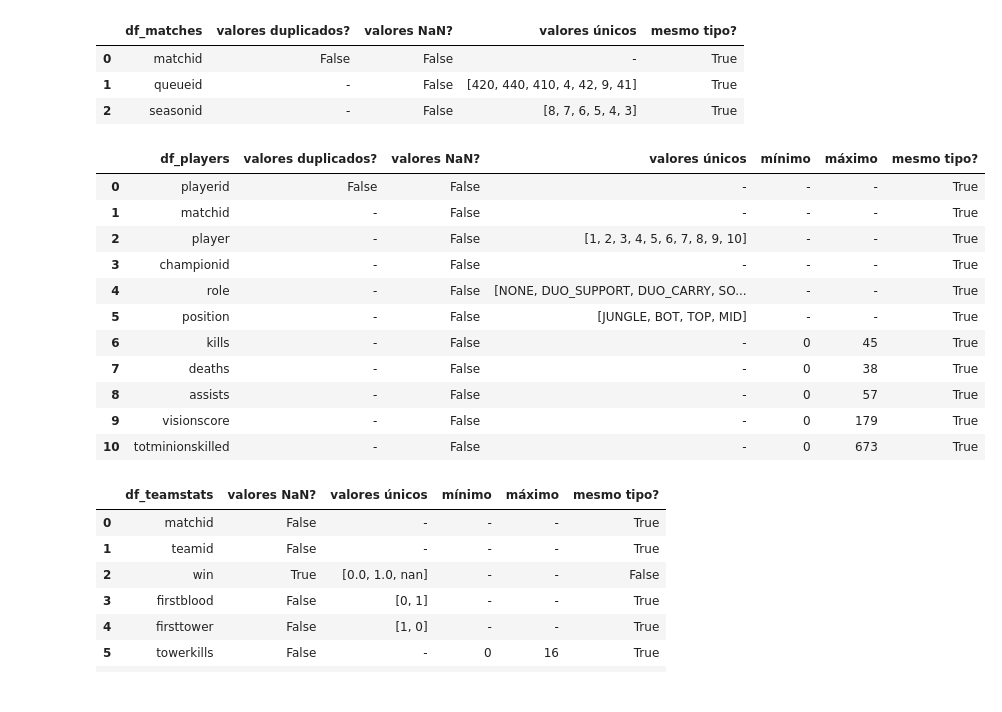
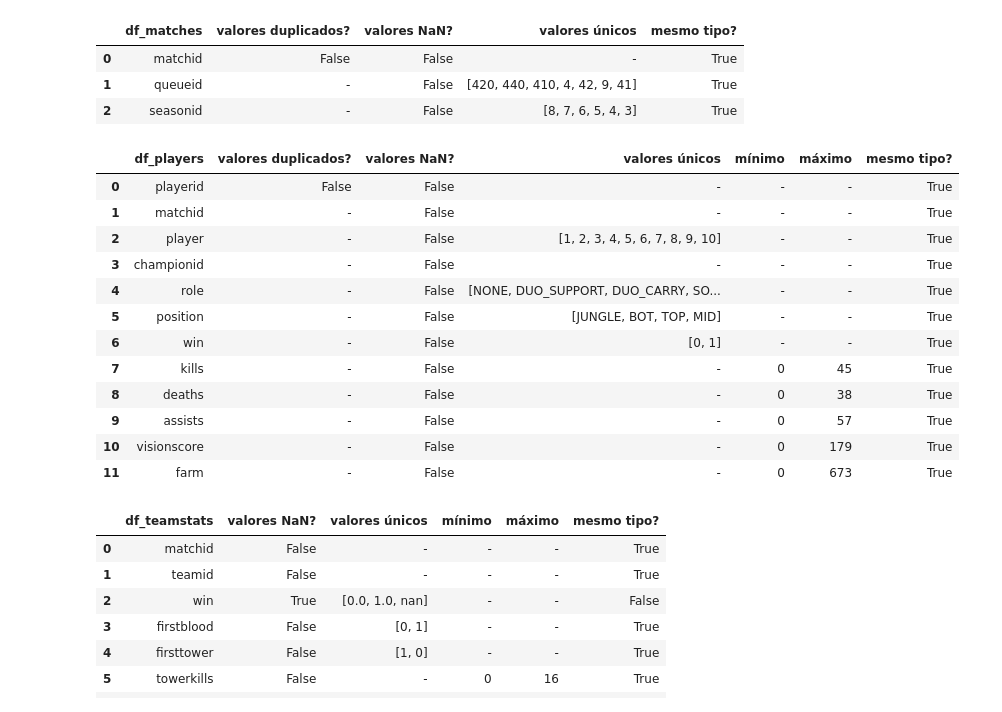
Before and after one commit to innng/data-science-intro-lol, a Jupyter notebook: Projeto.ipynb, the cells around one changed output. Saved outputs shown, nothing was run; the diff lists cells and outputs as text; code cells hidden in the pictures.

```diff
--- a/Projeto.ipynb
+++ b/Projeto.ipynb
@@ -231,10 +261,10 @@ print('df_matches:', list(df_matches))
 df_players.rename(columns={'id': 'playerid'}, inplace=True)
 print('df_players:', list(df_players))
 
-df_stats1.rename(columns={'id': 'playerid'}, inplace=True)
+df_stats1.rename(columns={'id': 'playerid', 'totminionskilled': 'farm'}, inplace=True)
 print('df_stats1:', list(df_stats1))
 
-df_stats2.rename(columns={'id': 'playerid'}, inplace=True)
+df_stats2.rename(columns={'id': 'playerid', 'totminionskilled': 'farm'}, inplace=True)
 print('df_stats2:', list(df_stats2))
 # %% [output]
 df_champs: ['name', 'championid']
@@ -449,54 +479,57 @@ df
 | 1 | queueid | - | False | [420, 440, 410, 4, 42, 9, 41] | True |
 | 2 | seasonid | - | False | [8, 7, 6, 5, 4, 3] | True |
 # %%
-df = pd.DataFrame({'df_players': ['playerid', 'matchid', 'player', 'championid', 'role', 'position', 'kills', 'deaths',
-                                  'assists', 'visionscore', 'totminionskilled'],
+df = pd.DataFrame({'df_players': ['playerid', 'matchid', 'player', 'championid', 'role', 'position', 'win', 'kills',
+                                  'deaths', 'assists', 'visionscore', 'farm'],
                    'valores duplicados?': [any(df_players['playerid'].duplicated()), '-', '-', '-', '-', '-', '-', '-',
-                                           '-', '-', '-'],
+                                           '-', '-', '-', '-'],
                    'valores NaN?': [df_players['playerid'].isnull().values.any(),
                                     df_players['matchid'].isnull().values.any(),
                                     df_players['player'].isnull().values.any(),
                                     df_players['championid'].isnull().values.any(),
                                     df_players['role'].isnull().values.any(),
                                     df_players['position'].isnull().values.any(),
+                                    df_players['win'].isnull().values.any(),
                                     df_players['kills'].isnull().values.any(),
                                     df_players['deaths'].isnull().values.any(),
                                     df_players['assists'].isnull().values.any(),
                                     df_players['visionscore'].isnull().values.any(),
-                                    df_players['totminionskilled'].isnull().values.any()],
+                                    df_players['farm'].isnull().values.any()],
                    'valores únicos': ['-', '-', df_players.player.unique(), '-', df_players.role.unique(),
-                                      df_players.position.unique(), '-', '-', '-', '-', '-'],
-                   'mínimo': ['-', '-', '-', '-', '-', '-', min(df_players.kills), min(df_players.deaths),
-                              min(df_players.assists), min(df_players.visionscore), min(df_players.totminionskilled),],
-                   'máximo': ['-', '-', '-', '-', '-', '-', max(df_players.kills), max(df_players.deaths),
-                              max(df_players.assists), max(df_players.visionscore), max(df_players.totminionskilled)],
+                                      df_players.position.unique(), df_players.win.unique(), '-', '-', '-', '-', '-'],
+                   'mínimo': ['-', '-', '-', '-', '-', '-', '-', min(df_players.kills), min(df_players.deaths),
+                              min(df_players.assists), min(df_players.visionscore), min(df_players.farm),],
+                   'máximo': ['-', '-', '-', '-', '-', '-', '-', max(df_players.kills), max(df_players.deaths),
+                              max(df_players.assists), max(df_players.visionscore), max(df_players.farm)],
                    'mesmo tipo?': [all(isinstance(x, int) for x in df_players.playerid),
                                    all(isinstance(x, int) for x in df_players.matchid),
                                    all(isinstance(x, int) for x in df_players.player),
                                    all(isinstance(x, int) for x in df_players.championid),
                                    all(isinstance(x, str) for x in df_players.role),
                                    all(isinstance(x, str) for x in df_players.position),
+                                   all(isinstance(x, int) for x in df_players.win),
                                    all(isinstance(x, int) for x in df_players.kills),
                                    all(isinstance(x, int) for x in df_players.deaths),
                                    all(isinstance(x, int) for x in df_players.assists),
                                    all(isinstance(x, int) for x in df_players.visionscore),
-                                   all(isinstance(x, int) for x in df_players.totminionskilled)]
+                                   all(isinstance(x, int) for x in df_players.farm)]
                   })
 
 df
 # %% [output]
 |  | df_players | valores duplicados? | valores NaN? | valores únicos | mínimo | máximo | mesmo tipo? |
 | 0 | playerid | False | False | - | - | - | True |
 | 1 | matchid | - | False | - | - | - | True |
 | 2 | player | - | False | [1, 2, 3, 4, 5, 6, 7, 8, 9, 10] | - | - | True |
 | 3 | championid | - | False | - | - | - | True |
 | 4 | role | - | False | [NONE, DUO_SUPPORT, DUO_CARRY, SO... | - | - | True |
 | 5 | position | - | False | [JUNGLE, BOT, TOP, MID] | - | - | True |
-| 6 | kills | - | False | - | 0 | 45 | True |
-| 7 | deaths | - | False | - | 0 | 38 | True |
-| 8 | assists | - | False | - | 0 | 57 | True |
-| 9 | visionscore | - | False | - | 0 | 179 | True |
-| 10 | totminionskilled | - | False | - | 0 | 673 | True |
+| 6 | win | - | False | [0, 1] | - | - | True |
+| 7 | kills | - | False | - | 0 | 45 | True |
+| 8 | deaths | - | False | - | 0 | 38 | True |
+| 9 | assists | - | False | - | 0 | 57 | True |
+| 10 | visionscore | - | False | - | 0 | 179 | True |
+| 11 | farm | - | False | - | 0 | 673 | True |
 # %%
 df = pd.DataFrame({'df_teamstats': ['matchid', 'teamid', 'win', 'firstblood', 'firsttower', 'towerkills', 'inhibkills',
                                     'baronkills', 'dragonkills', 'harrykills'],
```
Also changed, not shown: parts of 74 cells of this notebook, 1 other file.
